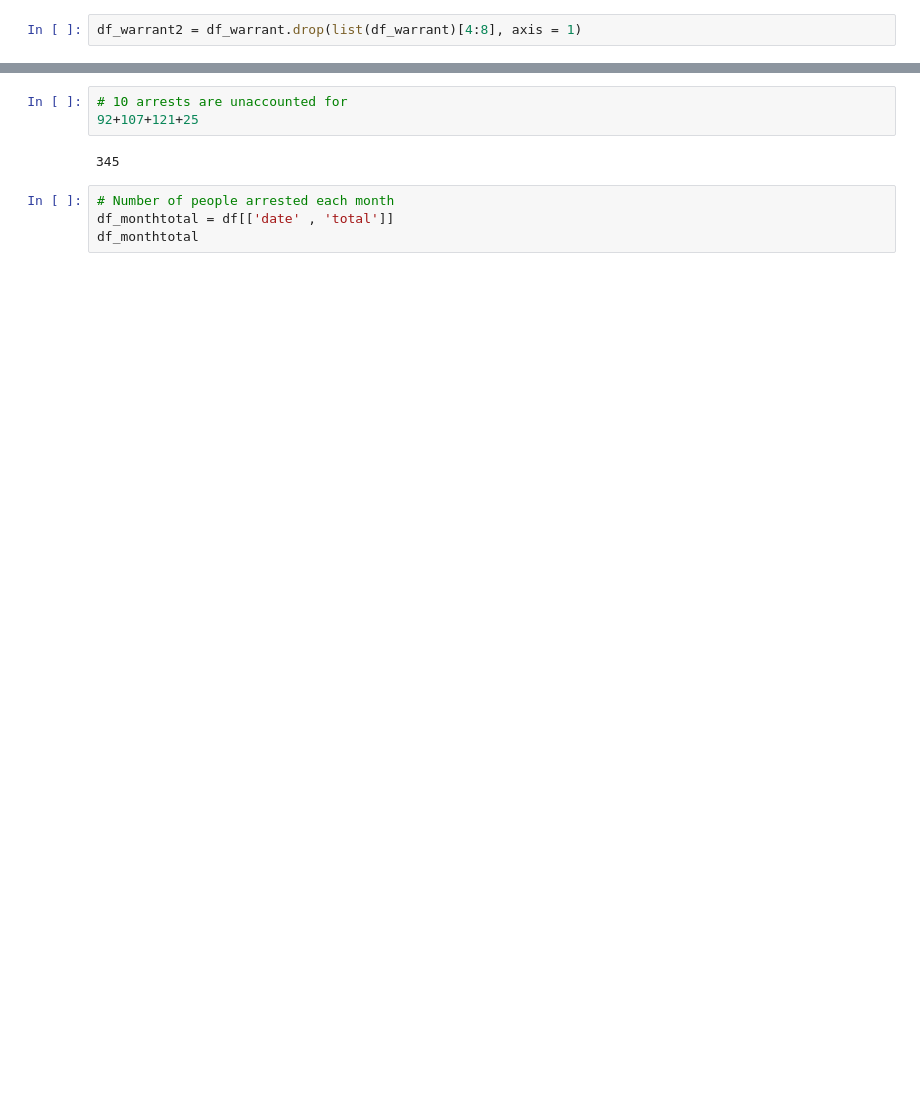
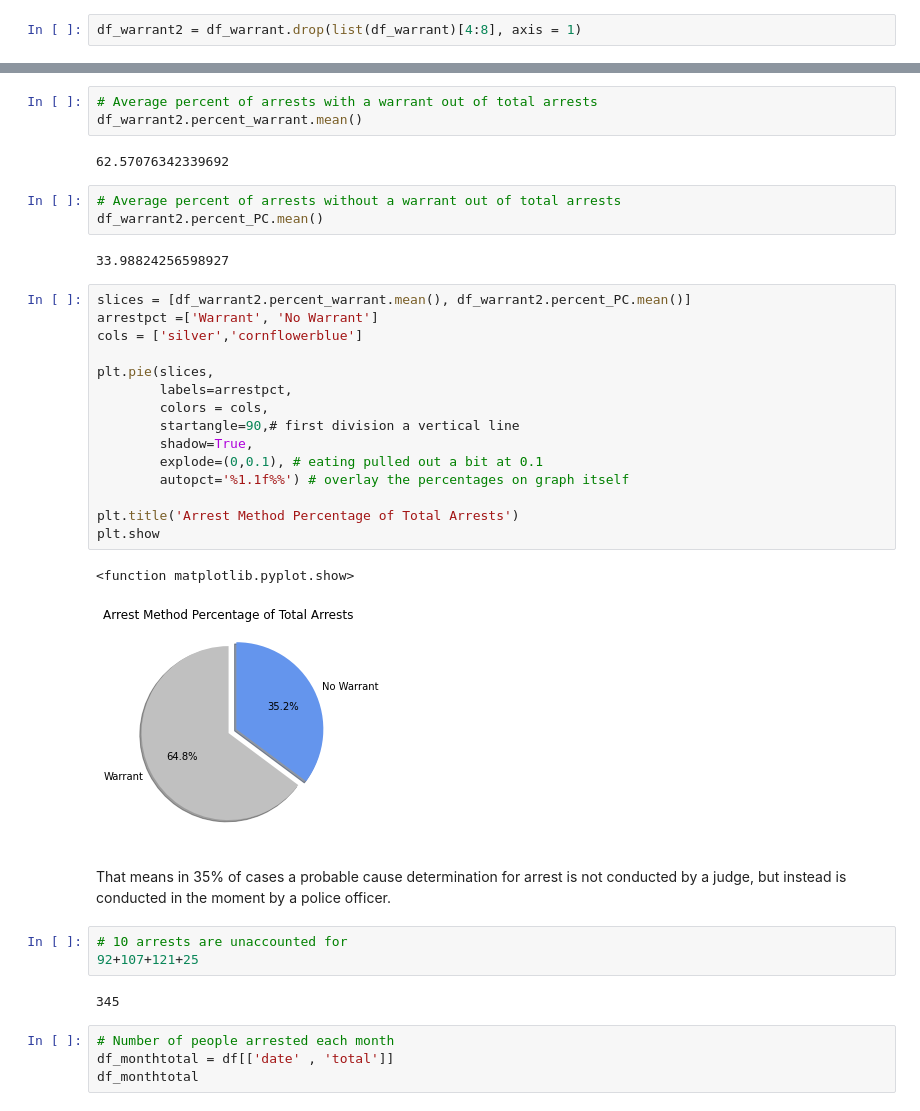
Before and after one commit to jcj217-mc/Data_205, a Jupyter notebook: Data205Project_CPU.ipynb, the cells around one changed output, grey strips where cells are left out. Drawn from its saved outputs; the diff is of its cells as text; blank space fills up the shorter version.

```diff
--- a/Data205Project_CPU.ipynb
+++ b/Data205Project_CPU.ipynb
@@ -335,3 +352,33 @@ df_warrant2.head(1)
+# %%
+# Average percent of arrests with a warrant out of total arrests
+df_warrant2.percent_warrant.mean()
+# %% [output]
+62.57076342339692
+# %%
+# Average percent of arrests without a warrant out of total arrests
+df_warrant2.percent_PC.mean()
+# %% [output]
+33.98824256598927
+# %%
+slices = [df_warrant2.percent_warrant.mean(), df_warrant2.percent_PC.mean()]
+arrestpct =['Warrant', 'No Warrant']
+cols = ['silver','cornflowerblue']
+
+plt.pie(slices,
+        labels=arrestpct,
+        colors = cols,
+        startangle=90,# first division a vertical line
+        shadow=True,
+        explode=(0,0.1), # eating pulled out a bit at 0.1
+        autopct='%1.1f%%') # overlay the percentages on graph itself
+
+plt.title('Arrest Method Percentage of Total Arrests')
+plt.show
+# %% [output]
+<function matplotlib.pyplot.show>
+[figure, added]
+# %% [markdown]
+That means in 35% of cases a probable cause determination for arrest is not conducted by a judge, but instead is conducted in the moment by a police officer.
 # %%
 # 10 arrests are unaccounted for
 92+107+121+25
```
Also changed, not shown: parts of 42 cells of this notebook.
